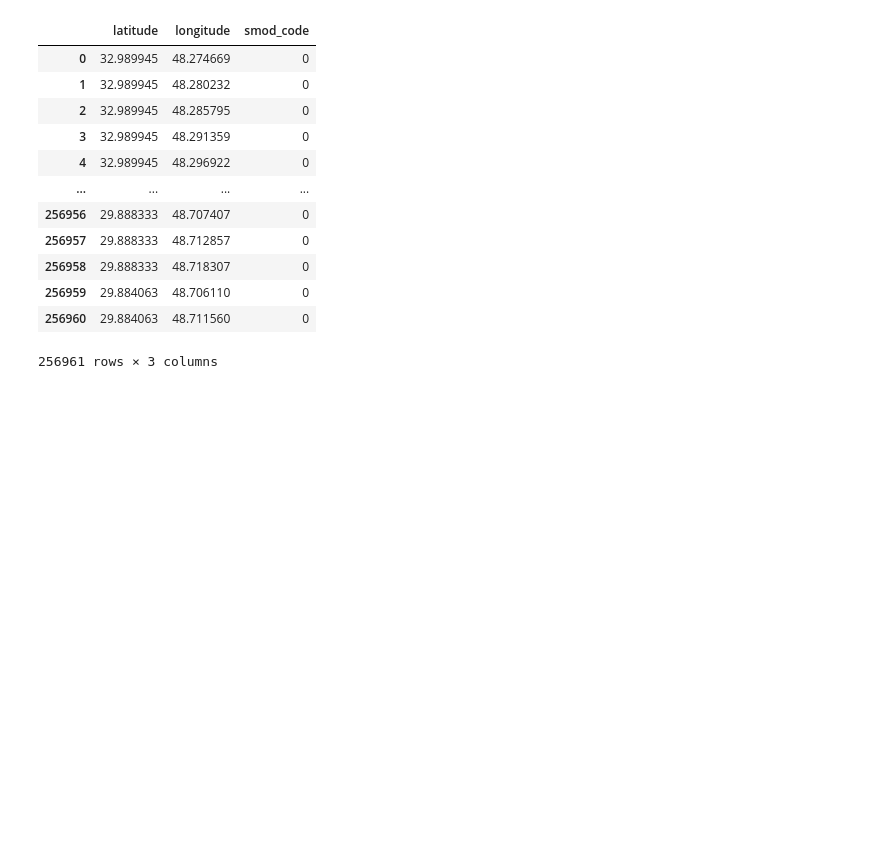
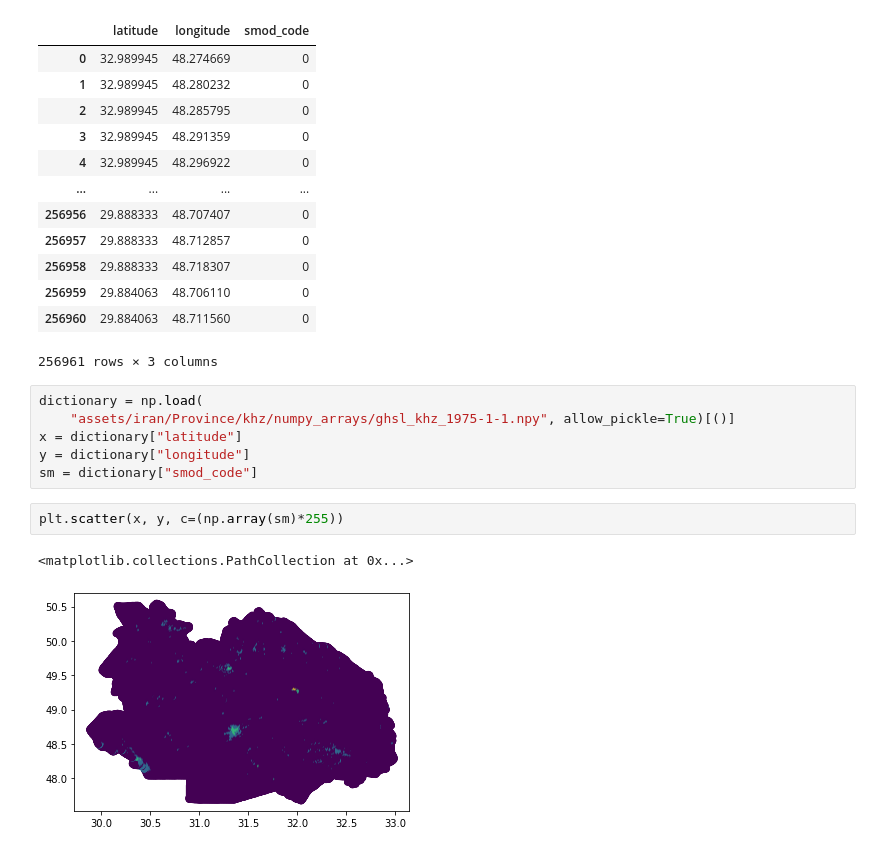
Before and after one commit to AmirHKiani98/nighttime-light-data, a Jupyter notebook: nighttime-light.ipynb, the cells around one changed output. Saved outputs shown, nothing was run; the diff lists cells and outputs as text; blank space fills up the shorter version.

```diff
--- a/nighttime-light.ipynb
+++ b/nighttime-light.ipynb
@@ -315,3 +315,14 @@ pd.DataFrame(dictionary)
 | 256959 | 29.884063 | 48.706110 | 0 |
 | 256960 | 29.884063 | 48.711560 | 0 |
 256961 rows × 3 columns
+# %%
+dictionary = np.load(
+    "assets/iran/Province/khz/numpy_arrays/ghsl_khz_1975-1-1.npy", allow_pickle=True)[()]
+x = dictionary["latitude"]
+y = dictionary["longitude"]
+sm = dictionary["smod_code"]
+# %%
+plt.scatter(x, y, c=(np.array(sm)*255))
+# %% [output]
+<matplotlib.collections.PathCollection at 0x...>
+[figure, added]
```
Also changed, not shown: parts of 22 cells of this notebook.
